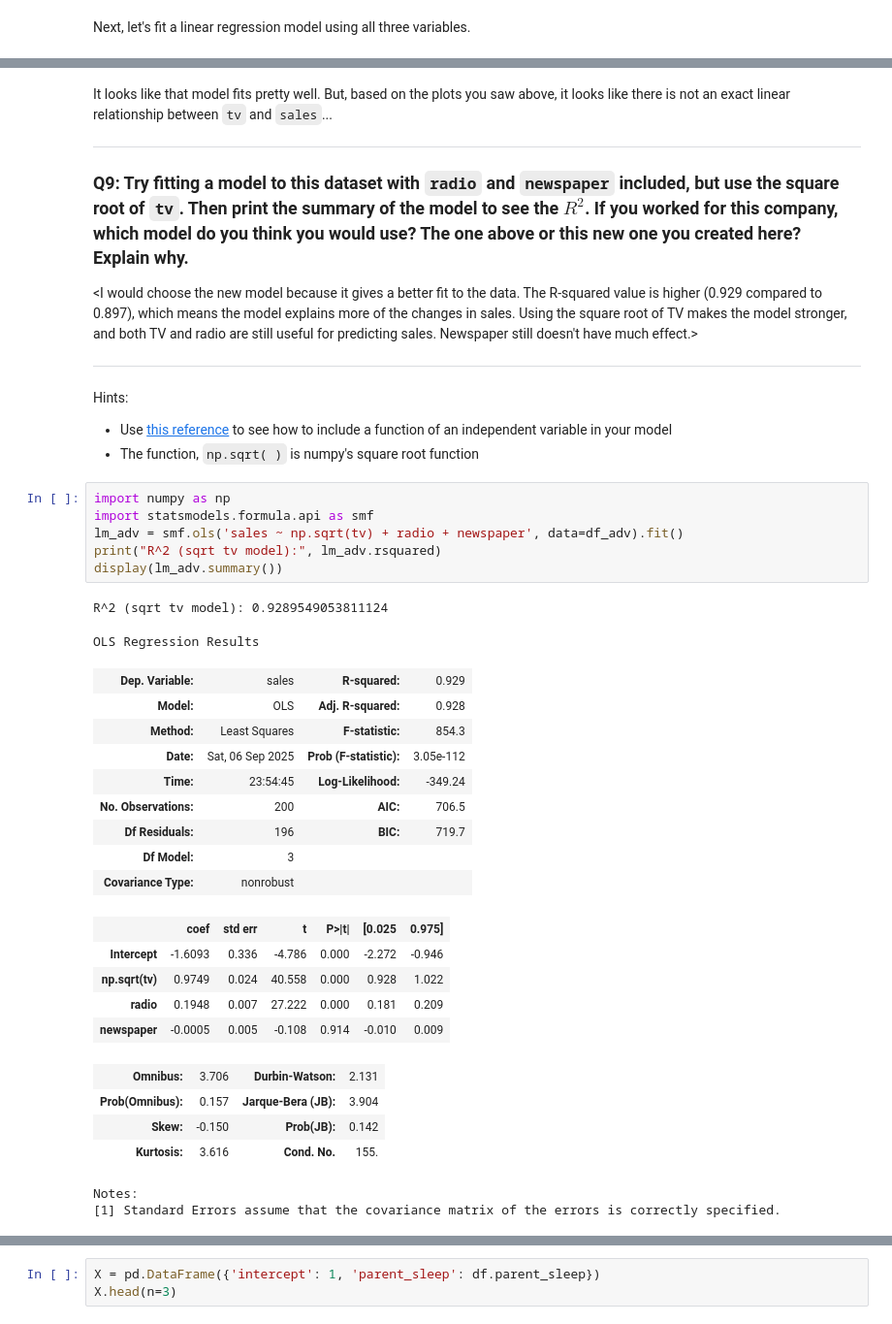
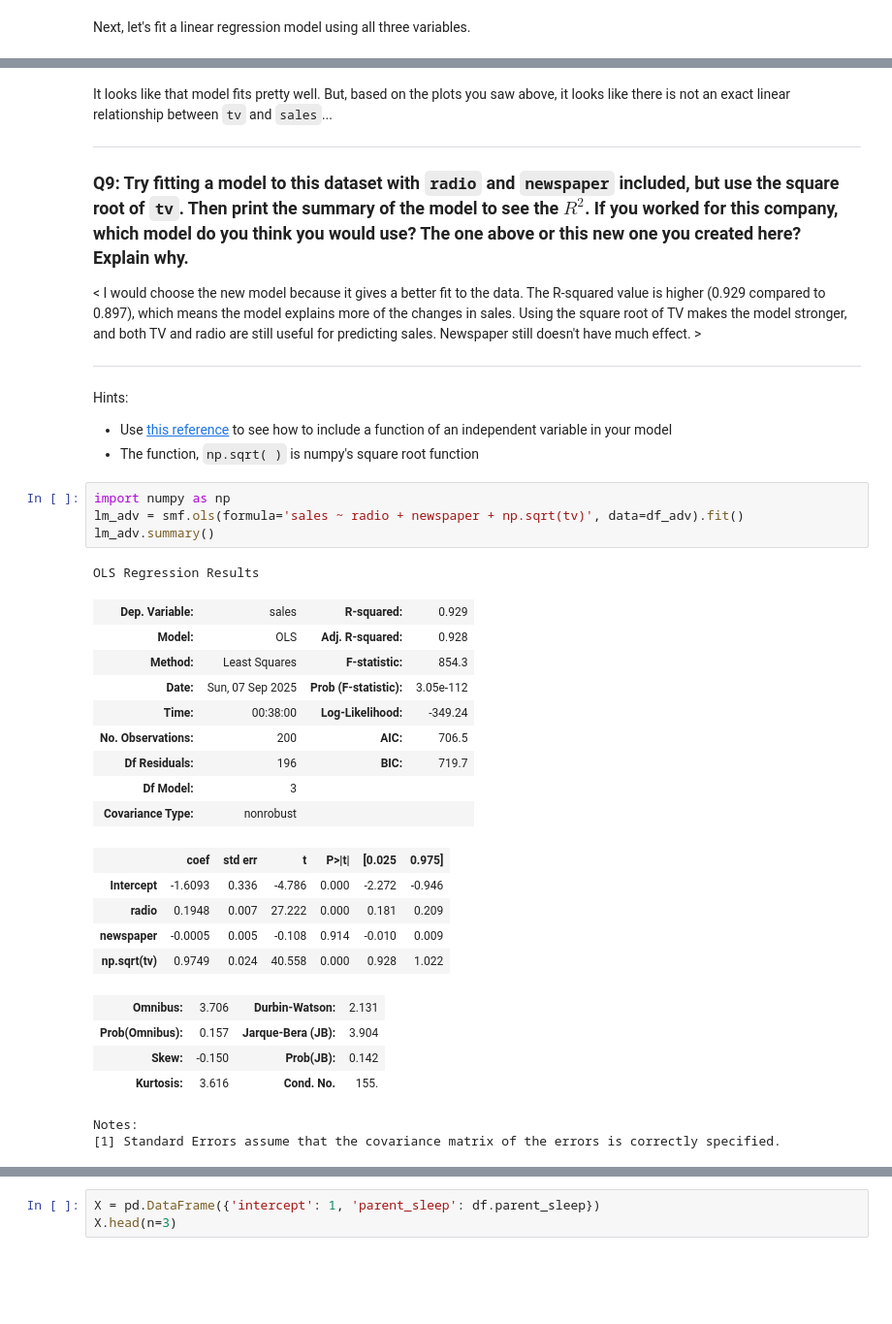
Before and after one commit to sokina747/cs3120-assign2, a Jupyter notebook: linear_regression_lab.ipynb, the cells around one changed output, grey strips where cells are left out. Shown at 97% size. Cells and saved outputs as stored; diff of their text form; blank space fills up the shorter version.

```diff
--- a/linear_regression_lab.ipynb
+++ b/linear_regression_lab.ipynb
@@ -726,7 +739,9 @@ It looks like that model fits pretty well. But, based on the plots you saw above
 
 ### Q9: Try fitting a model to this dataset with `radio` and `newspaper` included, but use the square root of `tv`. Then print the summary of the model to see the $R^2$. If you worked for this company, which model do you think you would use? The one above or this new one you created here? Explain why.
 
-\<I would choose the new model because it gives a better fit to the data. The R-squared value is higher (0.929 compared to 0.897), which means the model explains more of the changes in sales. Using the square root of TV makes the model stronger, and both TV and radio are still useful for predicting sales. Newspaper still doesn't have much effect.>
+\<
+I would choose the new model because it gives a better fit to the data. The R-squared value is higher (0.929 compared to 0.897), which means the model explains more of the changes in sales. Using the square root of TV makes the model stronger, and both TV and radio are still useful for predicting sales. Newspaper still doesn't have much effect.
+\>
 
 ***
 
@@ -735,30 +750,27 @@ Hints:
 * The function, `np.sqrt( )` is numpy's square root function
 # %%
 import numpy as np
-import statsmodels.formula.api as smf
-lm_adv = smf.ols('sales ~ np.sqrt(tv) + radio + newspaper', data=df_adv).fit()
-print("R^2 (sqrt tv model):", lm_adv.rsquared)
-display(lm_adv.summary())
+lm_adv = smf.ols(formula='sales ~ radio + newspaper + np.sqrt(tv)', data=df_adv).fit()
+lm_adv.summary()
 # %% [output]
-R^2 (sqrt tv model): 0.9289549053811124
+OLS Regression Results
-OLS Regression Results
 | Dep. Variable: | sales | R-squared: | 0.929 |
 | Model: | OLS | Adj. R-squared: | 0.928 |
 | Method: | Least Squares | F-statistic: | 854.3 |
-| Date: | Sat, 06 Sep 2025 | Prob (F-statistic): | 3.05e-112 |
-| Time: | 23:54:45 | Log-Likelihood: | -349.24 |
+| Date: | Sun, 07 Sep 2025 | Prob (F-statistic): | 3.05e-112 |
+| Time: | 00:38:00 | Log-Likelihood: | -349.24 |
 | No. Observations: | 200 | AIC: | 706.5 |
 | Df Residuals: | 196 | BIC: | 719.7 |
 | Df Model: | 3 |  |  |
 | Covariance Type: | nonrobust |  |  |
 |  | coef | std err | t | P>|t| | [0.025 | 0.975] |
 | Intercept | -1.6093 | 0.336 | -4.786 | 0.000 | -2.272 | -0.946 |
-| np.sqrt(tv) | 0.9749 | 0.024 | 40.558 | 0.000 | 0.928 | 1.022 |
 | radio | 0.1948 | 0.007 | 27.222 | 0.000 | 0.181 | 0.209 |
 | newspaper | -0.0005 | 0.005 | -0.108 | 0.914 | -0.010 | 0.009 |
+| np.sqrt(tv) | 0.9749 | 0.024 | 40.558 | 0.000 | 0.928 | 1.022 |
 | Omnibus: | 3.706 | Durbin-Watson: | 2.131 |
 | Prob(Omnibus): | 0.157 | Jarque-Bera (JB): | 3.904 |
 | Skew: | -0.150 | Prob(JB): | 0.142 |
 | Kurtosis: | 3.616 | Cond. No. | 155. |
-Notes:
-[1] Standard Errors assume that the covariance matrix of the errors is correctly specified.
+Notes:
+[1] Standard Errors assume that the covariance matrix of the errors is correctly specified.
```
Also changed, not shown: parts of 21 cells of this notebook.
